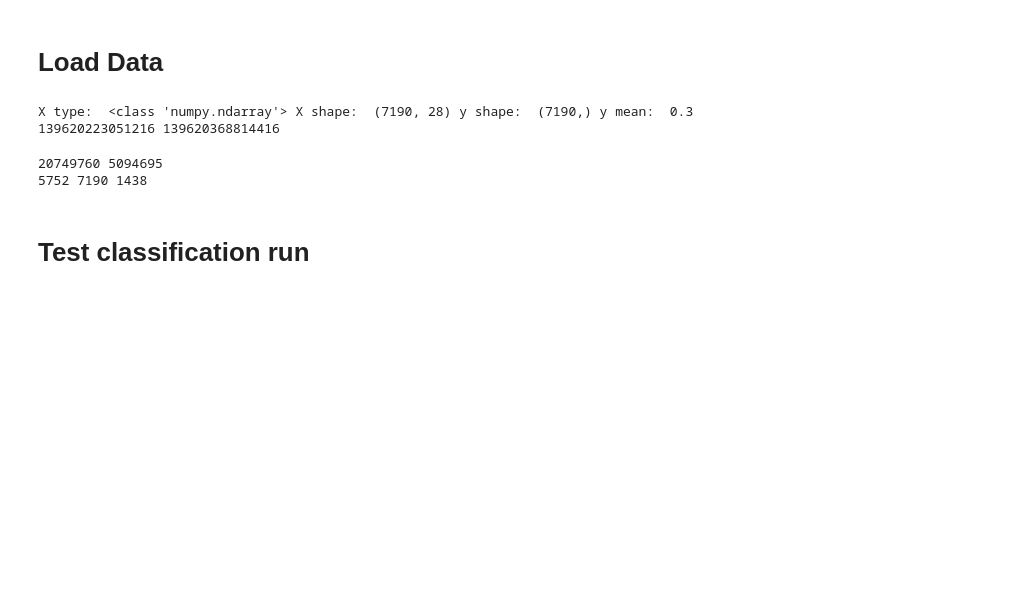
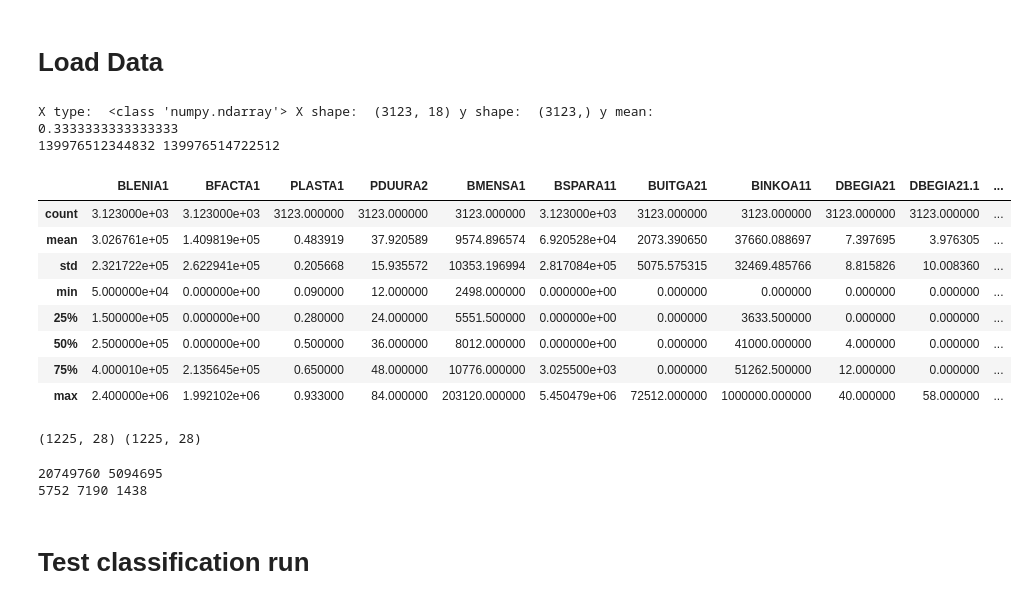
Before and after one commit to lukekolbe/Active-Learning-in-CreditScoring, a Jupyter notebook: AL_CreditScoring.ipynb, the cells around one changed output. Drawn from its saved outputs; the diff is of its cells as text; code cells hidden in the pictures; blank space fills up the shorter version.

```diff
--- a/AL_CreditScoring.ipynb
+++ b/AL_CreditScoring.ipynb
@@ -151,7 +154,7 @@ seed_everything(seed)
 # lendingclub   # loooow performance, X shape:  (41623, 114) y shape:  (41623,) y mean:  0.1331235134420873
 # pakdd         # shape:  (50000, 373), y mean:  0.26082 #hardly any learning, likely too many features, too much noise. CFS does not work at all, removes useful features
 
-dataset = "bene2"
+dataset = "bene1_nobins"
 # read CSV
 #df = pd.read_csv('/Users/lukaskolbe/UNI/Master/Thesis/Active Learning/DATA/prepared_data/bene2.csv')
 df = pd.read_csv('/gdrive/My Drive/ACTIVE LEARNING THESIS/prepared_data/{}.csv'.format(dataset))
@@ -212,10 +215,48 @@ y = y_temp.to_numpy()
 ## one hot encoding of factors
 print("X type: ", type(X), "X shape: ",X.shape,"y shape: ", y.shape, "y mean: ", np.mean(y))
 print (id(X), id(df))
-#print(y)
+
+X_model, y_model = X, y
 # %% [output]
-X type:  <class 'numpy.ndarray'> X shape:  (7190, 28) y shape:  (7190,) y mean:  0.3
-139620223051216 139620368814416
+X type:  <class 'numpy.ndarray'> X shape:  (3123, 18) y shape:  (3123,) y mean:  0.3333333333333333
+139976512344832 139976514722512
+# %%
+df.describe()
+# %% [output]
+|  | BLENIA1 | BFACTA1 | PLASTA1 | PDUURA2 | BMENSA1 | BSPARA11 | BUITGA21 | BINKOA11 | DBEGIA21 | DBEGIA21.1 | ... |
+| count | 3.123000e+03 | 3.123000e+03 | 3123.000000 | 3123.000000 | 3123.000000 | 3.123000e+03 | 3123.000000 | 3123.000000 | 3123.000000 | 3123.000000 | ... |
+| mean | 3.026761e+05 | 1.409819e+05 | 0.483919 | 37.920589 | 9574.896574 | 6.920528e+04 | 2073.390650 | 37660.088697 | 7.397695 | 3.976305 | ... |
+| std | 2.321722e+05 | 2.622941e+05 | 0.205668 | 15.935572 | 10353.196994 | 2.817084e+05 | 5075.575315 | 32469.485766 | 8.815826 | 10.008360 | ... |
+| min | 5.000000e+04 | 0.000000e+00 | 0.090000 | 12.000000 | 2498.000000 | 0.000000e+00 | 0.000000 | 0.000000 | 0.000000 | 0.000000 | ... |
+| 25% | 1.500000e+05 | 0.000000e+00 | 0.280000 | 24.000000 | 5551.500000 | 0.000000e+00 | 0.000000 | 3633.500000 | 0.000000 | 0.000000 | ... |
+| 50% | 2.500000e+05 | 0.000000e+00 | 0.500000 | 36.000000 | 8012.000000 | 0.000000e+00 | 0.000000 | 41000.000000 | 4.000000 | 0.000000 | ... |
+| 75% | 4.000010e+05 | 2.135645e+05 | 0.650000 | 48.000000 | 10776.000000 | 3.025500e+03 | 0.000000 | 51262.500000 | 12.000000 | 0.000000 | ... |
+| max | 2.400000e+06 | 1.992102e+06 | 0.933000 | 84.000000 | 203120.000000 | 5.450479e+06 | 72512.000000 | 1000000.000000 | 40.000000 | 58.000000 | ... |
+# %%
+# SPLIT OFF VALIDATION DATA AND DISCARD?!
+### NOT NEEDED, as I use CV for tuning, so results should be robust enough to not have to discard the data. Target leakage assumed small.
+'''if len(y) > 25000:
+    validation_size = 7500
+    folds = 3
+    sss = StratifiedShuffleSplit(n_splits=1, test_size=validation_size, random_state=seed) # THESE ARE POSITIONS, NOT INDICES
+    for model, validation in sss.split(X=X, y=y):
+        model_idx, validation_idx = np.asarray(model), np.asarray(validation)
+
+    print(np.sum(model_idx), np.sum(validation_idx))
+    X_val, y_val = X[validation_idx,:], y[validation_idx] #discarded
+    X_model, y_model = X[model_idx,:], y[model_idx]
+
+elif len(y) < 2500:
+    folds = 10
+    X_model, y_model = X, y
+
+else:
+    folds = 3
+    X_model, y_model = X, y
+
+print(np.shape(X), np.shape(X_model))'''
+# %% [output]
+(1225, 28) (1225, 28)
 # %%
 # RUN THIS ONCE TO CREATE DIRECTORIES WHERE RESULTS ARE SAVED
 '''from pathlib import Path
```
Also changed, not shown: parts of 17 cells of this notebook.
